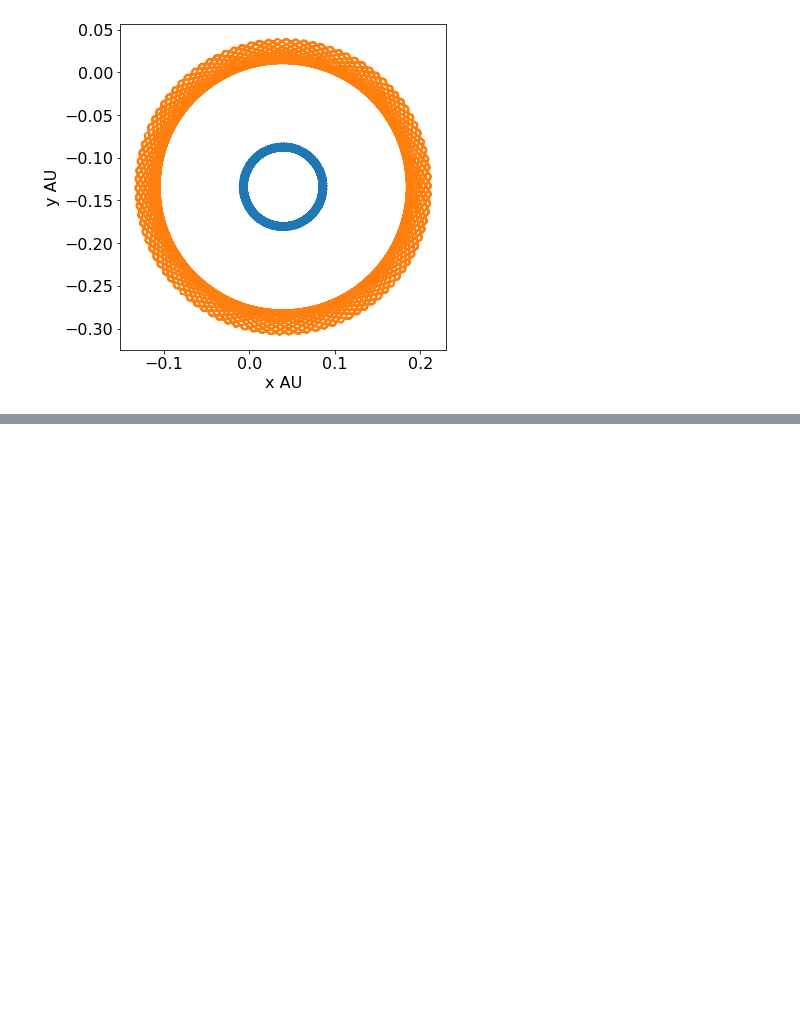
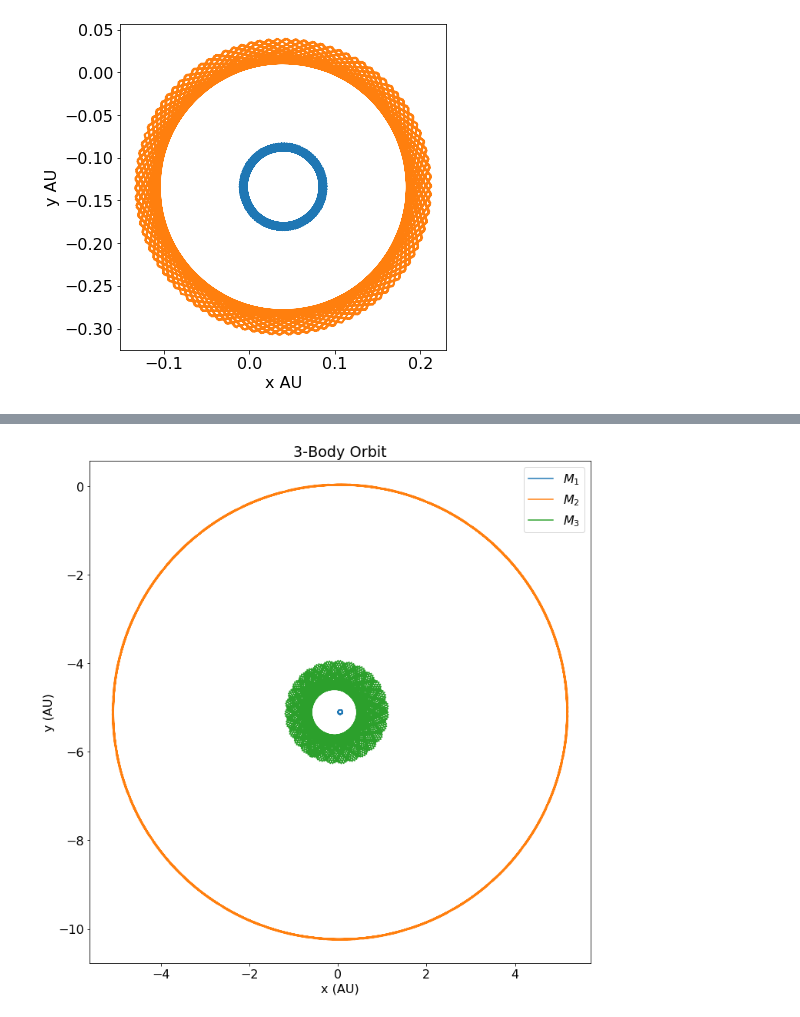
Before and after one commit to SeanMurphy23/CircumbinaryPlanet, a Jupyter notebook: CircumbinaryPlanet_HP.ipynb, the cells around one changed output, grey strips where cells are left out. Saved outputs shown, nothing was run; the diff lists cells and outputs as text; code cells hidden in the pictures; blank space fills up the shorter version.

```diff
--- a/CircumbinaryPlanet_HP.ipynb
+++ b/CircumbinaryPlanet_HP.ipynb
@@ -583,0 +355,6 @@ MovieWriter ffmpeg unavailable; trying to use <class 'matplotlib.animation.Pillo
+# %%
+#after 10 earth rotations (10 years)
+system1.solve_3body(120)
+system1.plots()
+# %% [output]
+[figure, added]
```
Also changed, not shown: parts of 28 cells of this notebook.
